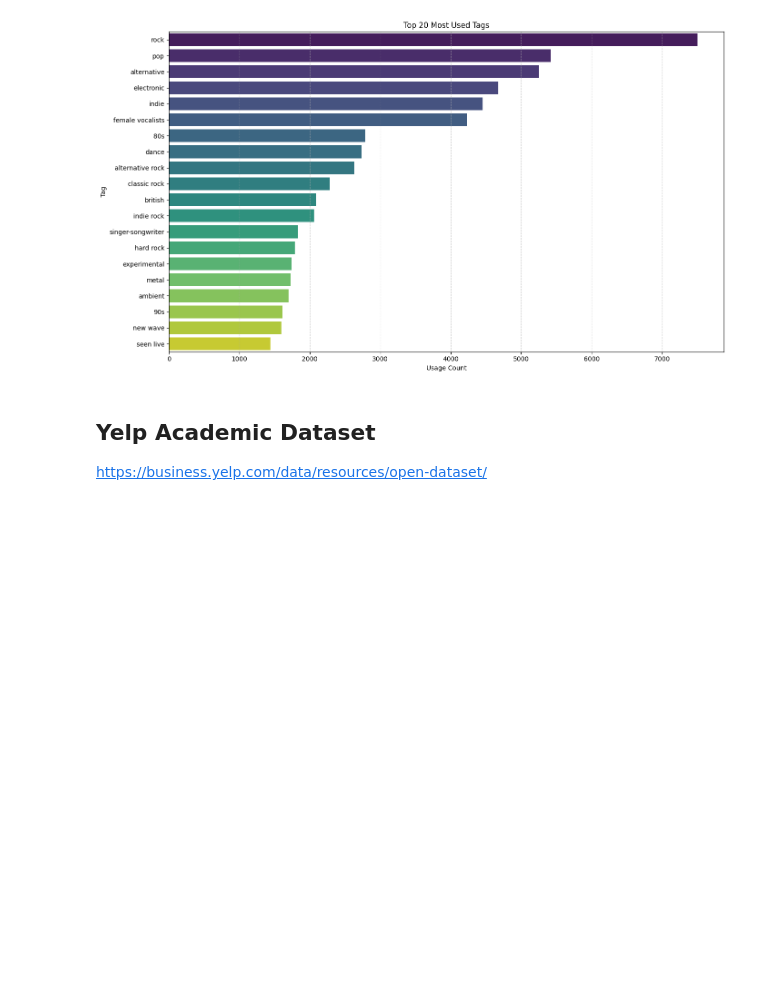
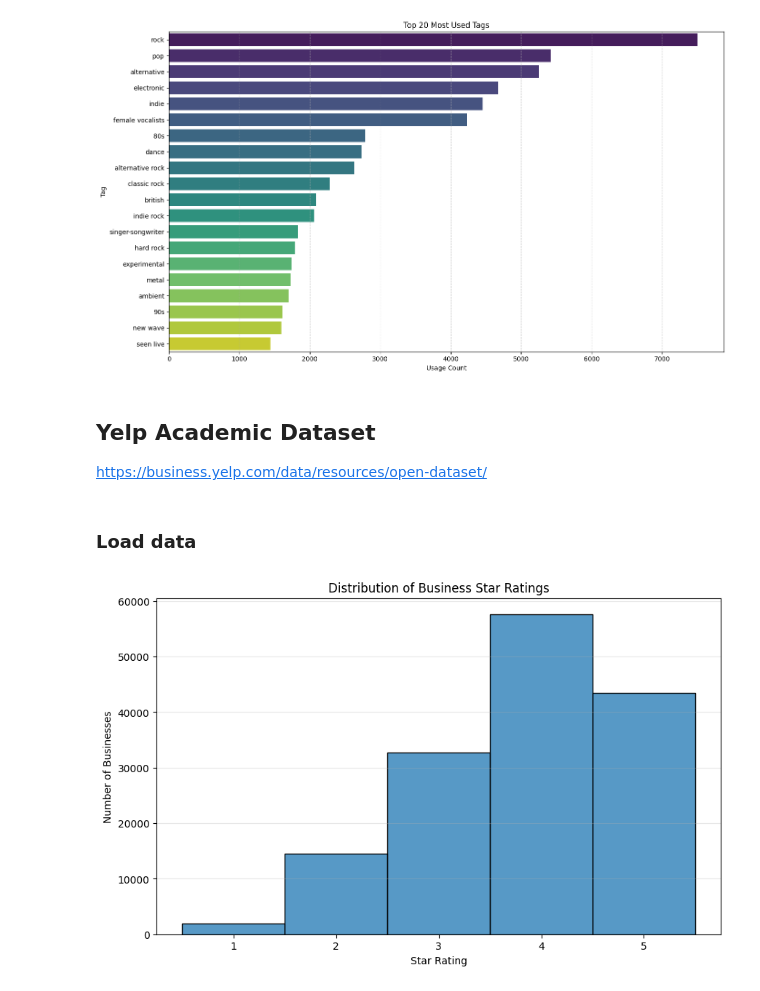
Before and after one commit to jasper7c/CS5481-RecommenderSystem, a Jupyter notebook: Visualization/Visualization.ipynb, the cells around one changed output. Drawn from its saved outputs; the diff is of its cells as text; code cells hidden in the pictures; blank space fills up the shorter version.

Commit message:
Update Yelp

```diff
--- a/Visualization/Visualization.ipynb
+++ b/Visualization/Visualization.ipynb
@@ -406,3 +406,41 @@ Passing `palette` without assigning `hue` is deprecated and will be removed in v
 # %% [markdown]
 ## Yelp Academic Dataset
 https://business.yelp.com/data/resources/open-dataset/
+# %% [markdown]
+### Load data
+# %%
+import json
+import pandas as pd
+import matplotlib.pyplot as plt
+import seaborn as sns
+
+Yelp_Path = './Yelp'
+# Function to load JSON data
+def load_json_in_chunks(file_path, chunk_size=10000):
+
+    chunks = []
+    with open(file_path, 'r', encoding='utf-8') as f:
+        chunk = []
+        for i, line in enumerate(f):
+            chunk.append(json.loads(line))
+            if (i + 1) % chunk_size == 0:
+                chunks.append(pd.DataFrame(chunk))
+                chunk = []
+        if chunk:
+            chunks.append(pd.DataFrame(chunk))
+    return pd.concat(chunks, ignore_index=True)
+
+businesses = load_json_in_chunks(Yelp_Path+'/yelp_academic_dataset_business.json')
+reviews = load_json_in_chunks(Yelp_Path+'/yelp_academic_dataset_review.json')
+users = load_json_in_chunks(Yelp_Path+'/yelp_academic_dataset_user.json')
+# %%
+plt.figure(figsize=(10, 6))
+sns.histplot(businesses['stars'], bins=9, kde=False, discrete=True)
+plt.title('Distribution of Business Star Ratings')
+plt.xlabel('Star Rating')
+plt.ylabel('Number of Businesses')
+plt.xticks(range(1, 6))
+plt.grid(axis='y', alpha=0.3)
+plt.show()
+# %% [output]
+[figure, added]
```
Also changed, not shown: parts of 2 cells of this notebook, 3 other files.
